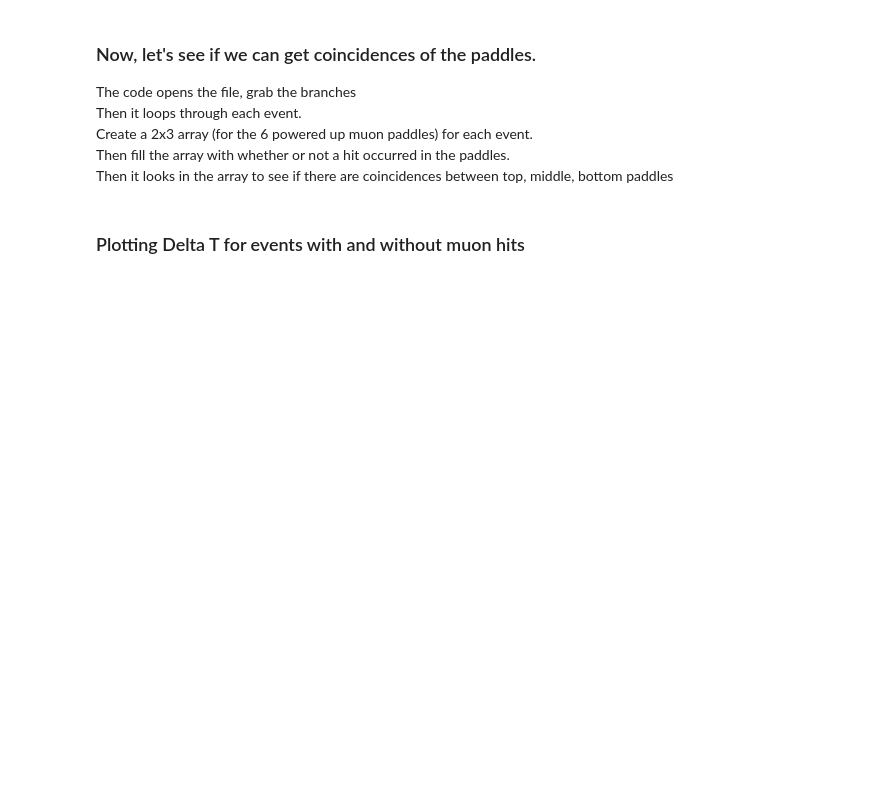
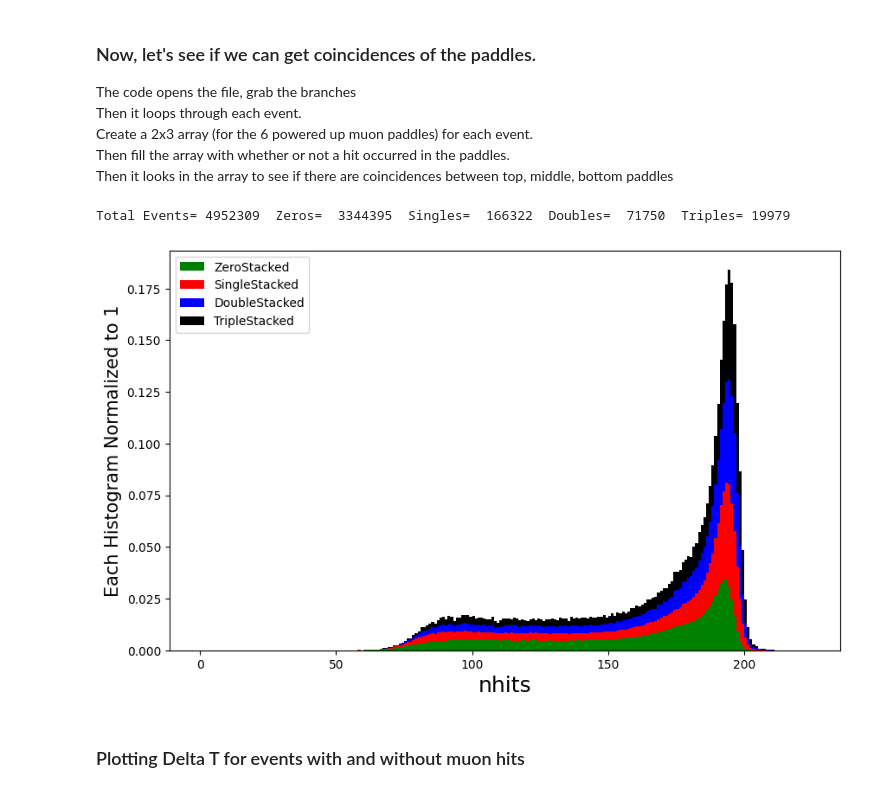
Before and after one commit to wtoslac/EosAnalyses, a Jupyter notebook: Wing/MuonAnalysis.ipynb, the cells around one changed output. Drawn from its saved outputs; the diff is of its cells as text; code cells hidden in the pictures; blank space fills up the shorter version.

```diff
--- a/Wing/MuonAnalysis.ipynb
+++ b/Wing/MuonAnalysis.ipynb
@@ -68,7 +92,9 @@ import numpy as np
 import matplotlib.pyplot as plt
 import matplotlib.colors as colors
 
-run_number = "357"
+#run_number = "357"
+#run_number = "408" #6 hour run with MTCA@120mV prescale of 10
+run_number = "417" #6 hour run with no prescale
 
 rdf = ROOT.RDataFrame("events","/mnt/data/eos/run"+run_number+"/run"+run_number+".root")
 nhit = rdf.AsNumpy(columns=["nhit"])["nhit"]
@@ -110,33 +136,36 @@ for iEvt in range(0,len(event_number)):
 
     if(MuonHits[1,0] or MuonHits[1,2]):
         nSingle+=1
         nhitSingle.append(nhit[iEvt])
         if(MuonHits[1,1] or MuonHits[0,2]):
             #print("Double!",iEvt)
             nDouble+=1
             nhitDouble.append(nhit[iEvt])
             if(MuonHits[0,0] or MuonHits[0,1]):
                 #print("Triple!",iEvt)
                 nTriple+=1
                 nhitTriple.append(nhit[iEvt])
 
 print("Total Events=",len(event_number)," Zeros= ",nZero," Singles= ",nSingle," Doubles= ",nDouble, " Triples=",nTriple)
 plt.figure(figsize=(10,6))
 
 weightsZero = np.ones_like(nhitZero) / len(nhitZero)
 weightsSingle = np.ones_like(nhitSingle) / len(nhitSingle)
 weightsDouble = np.ones_like(nhitDouble) / len(nhitDouble)
 weightsTriple = np.ones_like(nhitTriple) / len(nhitTriple)
 
 plt.hist([nhitZero,nhitSingle,nhitDouble,nhitTriple],weights=[weightsZero,weightsSingle,weightsDouble,weightsTriple],label=["ZeroStacked","SingleStacked","DoubleStacked","TripleStacked"],
          color=["green","red","blue","black"],bins=range(0,225), stacked=True)
 #plt.hist(nhitZero,color="green",alpha=0.7,label="ZeroNOTStacked",bins=range(0,225),density=True)
 
 plt.xlabel("nhits",fontsize=18)
 plt.ylabel("Each Histogram Normalized to 1",fontsize=15)
 plt.legend()
 #plt.yscale('log')
 plt.show()
+# %% [output]
+Total Events= 4952309  Zeros=  3344395  Singles=  166322  Doubles=  71750  Triples= 19979
+[figure, added]
 # %% [markdown]
 ### Plotting Delta T for events with and without muon hits
 # %%
```
Also changed, not shown: parts of 15 cells of this notebook, 1 other file.
